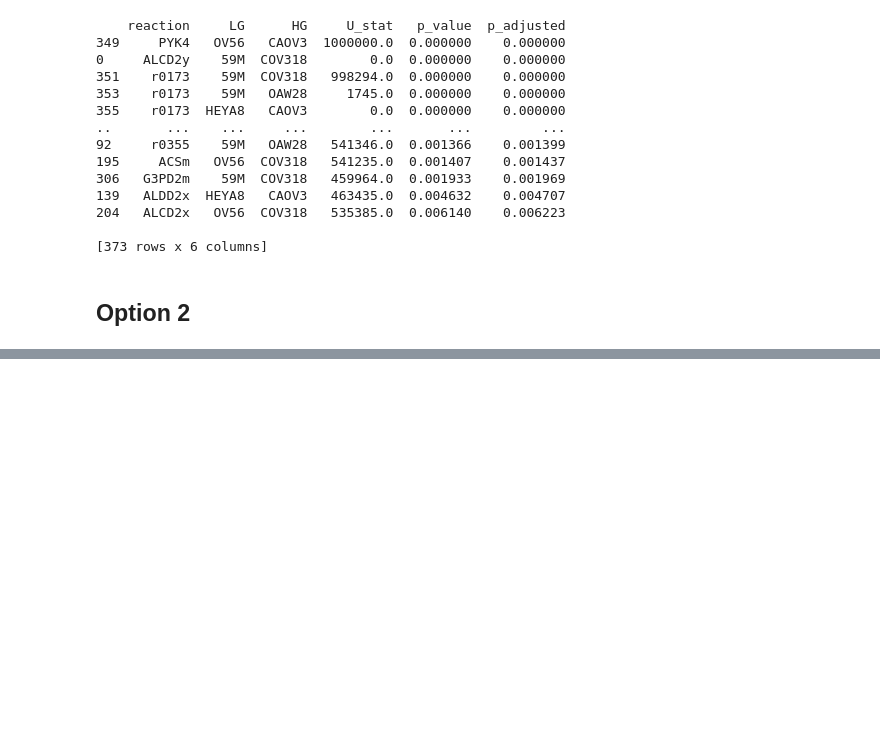
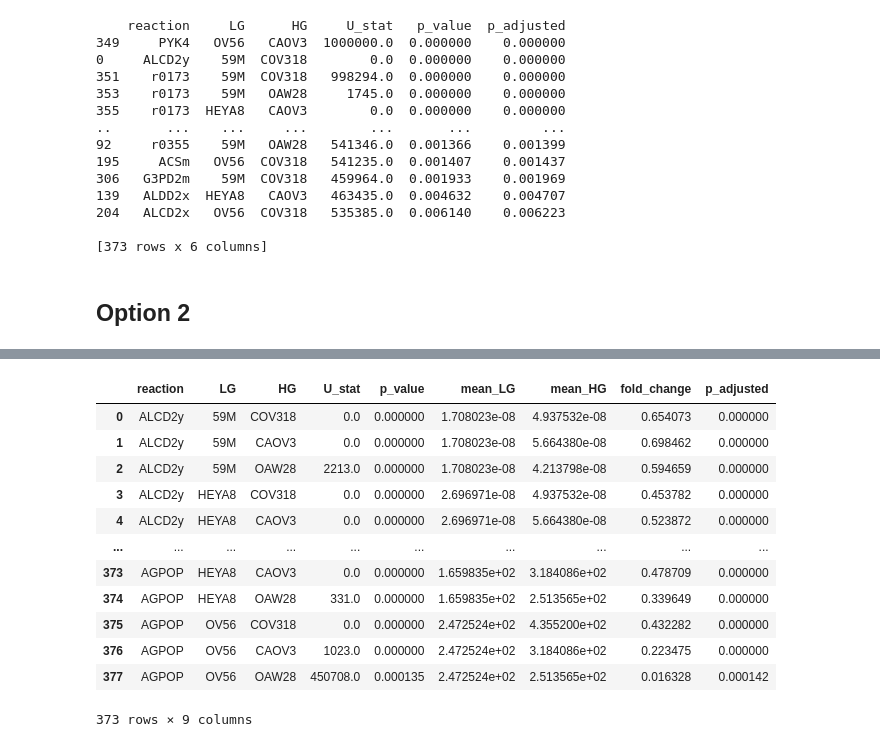
Before and after one commit to MishkaNastia/Ovarian-Cancer, a Jupyter notebook: flux_composition_anastasia.ipynb, the cells around one changed output, grey strips where cells are left out. Drawn from its saved outputs; the diff is of its cells as text; code cells hidden in the pictures; blank space fills up the shorter version.

```diff
--- a/flux_composition_anastasia.ipynb
+++ b/flux_composition_anastasia.ipynb
@@ -296,19 +281,41 @@ print(signif_sorted)
 # %% [markdown]
 ## Option 2
 # %%
-results = []
+results_2 = []
 
-for rxn in reactions_by_category["glycolysis"]:  # or TCA, PPP, etc.
+for rxn in rxns:
     for lg_name, lg_df in LG.items():
         for hg_name, hg_df in HG.items():
 
-            lg_vals = lg_df[rxn].dropna()
-            hg_vals = hg_df[rxn].dropna()
-            if len(lg_vals)==0 or len(hg_vals)==0:
+            # extract distributions
+            lg_values = lg_df[rxn].dropna()
+            hg_values = hg_df[rxn].dropna()
+
+            # skip if empty
+            if len(lg_values) == 0 or len(hg_values) == 0:
                 continue
 
-            diff = abs(lg_vals.median() - hg_vals.median())
+            # mean flux values
+            mean_lg = lg_values.mean()
+            mean_hg = hg_values.mean()
 
-            results.append([rxn, lg_name, hg_name, diff])
+            # ---- Fold Difference (FD) ----
+            # FD = | (mean_lg - mean_hg) / mean_hg |
+            if mean_hg == 0:
+                FD = np.nan  # avoid division by zero
+            else:
+                FD = abs((mean_lg - mean_hg) / mean_hg)
 
-df_diff = pd.DataFrame(results, columns=["reaction", "LG", "HG", "median_diff"])
+            # ---- Mann–Whitney U Test ----
+            stat, pval = mannwhitneyu(lg_values, hg_values, alternative="two-sided")
+
+            results_2.append([
+                rxn, lg_name, hg_name,
+                stat, pval, mean_lg, mean_hg, FD
+            ])
+
+df_stats_2 = pd.DataFrame(results_2, columns=[
+    "reaction", "LG", "HG",
+    "U_stat", "p_value",
+    "mean_LG", "mean_HG", "fold_change"
+])
@@ -434,0 +338,19 @@ Significant and substantial hits found: 118
+# %%
+df_stats_2["p_adjusted"] = multipletests(df_stats_2["p_value"], method="fdr_bh")[1]
+# %%
+signif = df_stats_2[df_stats_2["p_adjusted"] < 0.01]
+signif
+# %% [output]
+|  | reaction | LG | HG | U_stat | p_value | mean_LG | mean_HG | fold_change | p_adjusted |
+| 0 | ALCD2y | 59M | COV318 | 0.0 | 0.000000 | 1.708023e-08 | 4.937532e-08 | 0.654073 | 0.000000 |
+| 1 | ALCD2y | 59M | CAOV3 | 0.0 | 0.000000 | 1.708023e-08 | 5.664380e-08 | 0.698462 | 0.000000 |
+| 2 | ALCD2y | 59M | OAW28 | 2213.0 | 0.000000 | 1.708023e-08 | 4.213798e-08 | 0.594659 | 0.000000 |
+| 3 | ALCD2y | HEYA8 | COV318 | 0.0 | 0.000000 | 2.696971e-08 | 4.937532e-08 | 0.453782 | 0.000000 |
+| 4 | ALCD2y | HEYA8 | CAOV3 | 0.0 | 0.000000 | 2.696971e-08 | 5.664380e-08 | 0.523872 | 0.000000 |
+| ... | ... | ... | ... | ... | ... | ... | ... | ... | ... |
+| 373 | AGPOP | HEYA8 | CAOV3 | 0.0 | 0.000000 | 1.659835e+02 | 3.184086e+02 | 0.478709 | 0.000000 |
+| 374 | AGPOP | HEYA8 | OAW28 | 331.0 | 0.000000 | 1.659835e+02 | 2.513565e+02 | 0.339649 | 0.000000 |
+| 375 | AGPOP | OV56 | COV318 | 0.0 | 0.000000 | 2.472524e+02 | 4.355200e+02 | 0.432282 | 0.000000 |
+| 376 | AGPOP | OV56 | CAOV3 | 1023.0 | 0.000000 | 2.472524e+02 | 3.184086e+02 | 0.223475 | 0.000000 |
+| 377 | AGPOP | OV56 | OAW28 | 450708.0 | 0.000135 | 2.472524e+02 | 2.513565e+02 | 0.016328 | 0.000142 |
+373 rows × 9 columns
```
Also changed, not shown: parts of 19 cells of this notebook, 1 other file.
